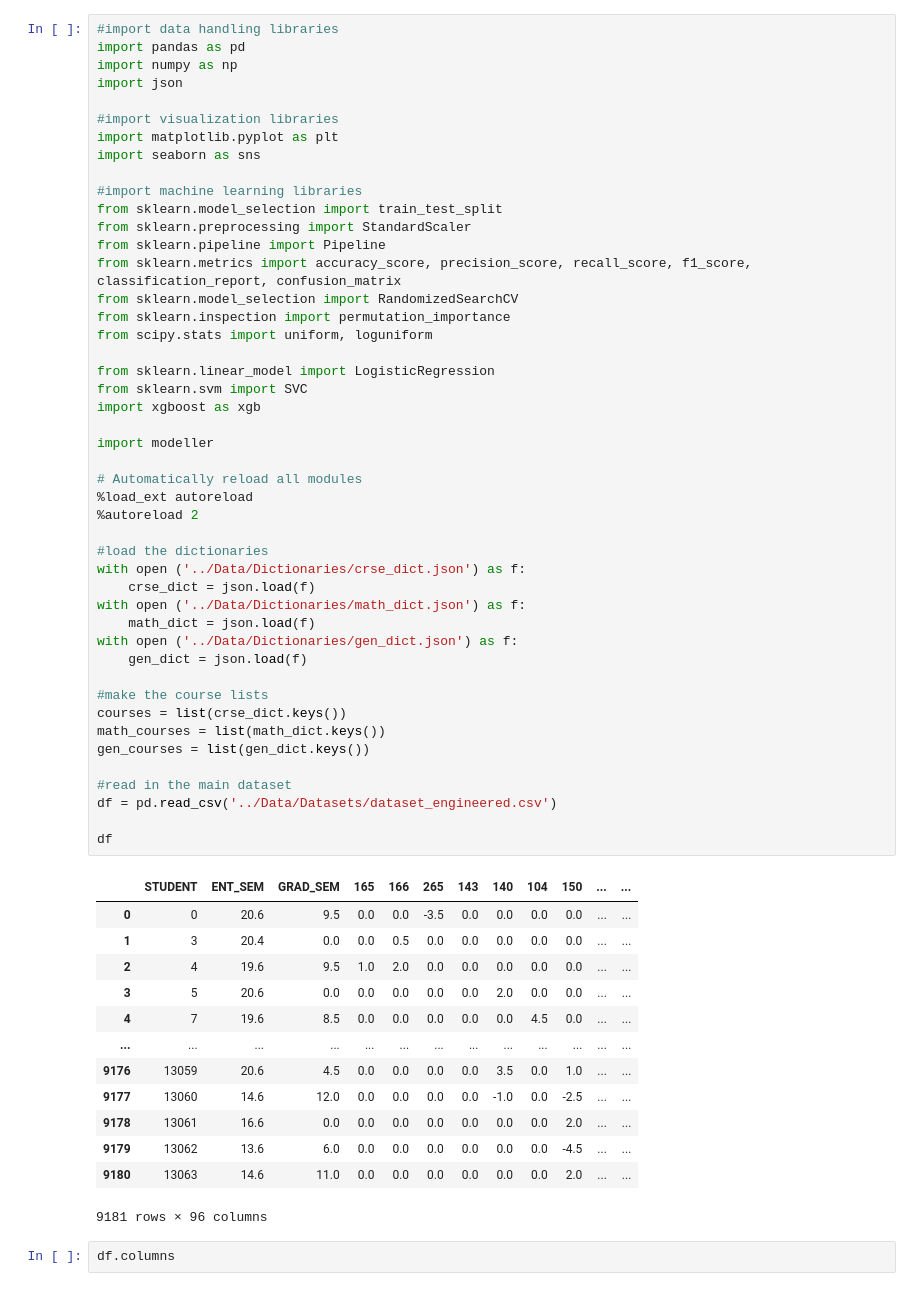
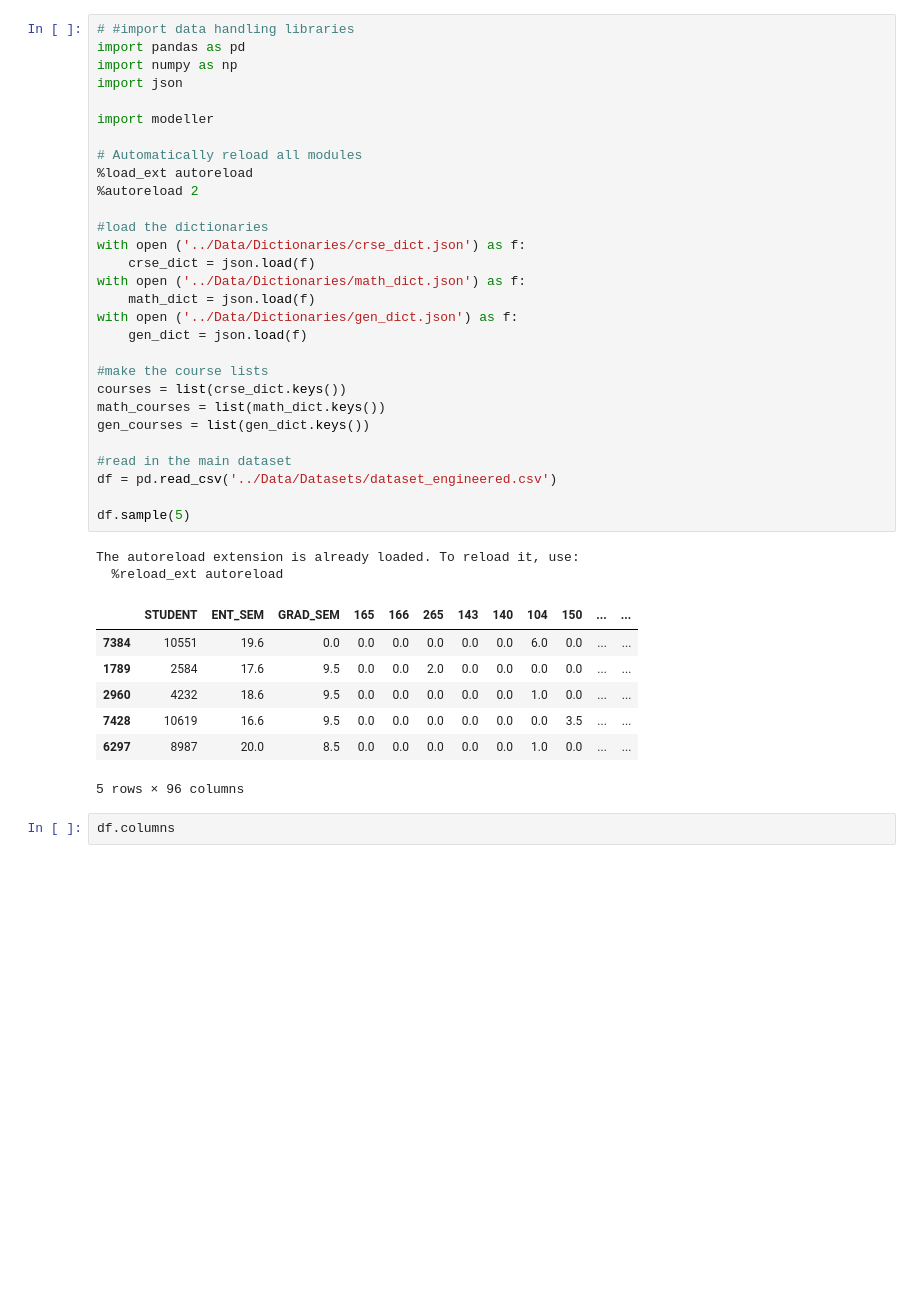
Before and after one commit to BishopsLemma/Fall-2024-Student-Success-Prediction, a Jupyter notebook: Modelling/modelling.ipynb, the cells around one changed output. Saved outputs shown, nothing was run; the diff lists cells and outputs as text; blank space fills up the shorter version.

Commit message:
Finished with modelling notebook (yayyy)

```diff
--- a/Modelling/modelling.ipynb
+++ b/Modelling/modelling.ipynb
@@ -1,63 +15,42 @@
 # %%
-#import data handling libraries
+# #import data handling libraries
 import pandas as pd
 import numpy as np
 import json
-
-#import visualization libraries
-import matplotlib.pyplot as plt
-import seaborn as sns
-
-#import machine learning libraries
-from sklearn.model_selection import train_test_split
-from sklearn.preprocessing import StandardScaler
-from sklearn.pipeline import Pipeline
-from sklearn.metrics import accuracy_score, precision_score, recall_score, f1_score, classification_report, confusion_matrix
-from sklearn.model_selection import RandomizedSearchCV
-from sklearn.inspection import permutation_importance
-from scipy.stats import uniform, loguniform
-
-from sklearn.linear_model import LogisticRegression
-from sklearn.svm import SVC
-import xgboost as xgb
 
 import modeller
 
 # Automatically reload all modules
 %load_ext autoreload
 %autoreload 2
 
 #load the dictionaries
 with open ('../Data/Dictionaries/crse_dict.json') as f:
     crse_dict = json.load(f)
 with open ('../Data/Dictionaries/math_dict.json') as f:
     math_dict = json.load(f)
 with open ('../Data/Dictionaries/gen_dict.json') as f:
     gen_dict = json.load(f)
 
 #make the course lists
 courses = list(crse_dict.keys())
 math_courses = list(math_dict.keys())
 gen_courses = list(gen_dict.keys())
 
 #read in the main dataset
 df = pd.read_csv('../Data/Datasets/dataset_engineered.csv')
 
-df
+df.sample(5)
 # %% [output]
+The autoreload extension is already loaded. To reload it, use:
+  %reload_ext autoreload
 |  | STUDENT | ENT_SEM | GRAD_SEM | 165 | 166 | 265 | 143 | 140 | 104 | 150 | ... | ... |
-| 0 | 0 | 20.6 | 9.5 | 0.0 | 0.0 | -3.5 | 0.0 | 0.0 | 0.0 | 0.0 | ... | ... |
-| 1 | 3 | 20.4 | 0.0 | 0.0 | 0.5 | 0.0 | 0.0 | 0.0 | 0.0 | 0.0 | ... | ... |
-| 2 | 4 | 19.6 | 9.5 | 1.0 | 2.0 | 0.0 | 0.0 | 0.0 | 0.0 | 0.0 | ... | ... |
-| 3 | 5 | 20.6 | 0.0 | 0.0 | 0.0 | 0.0 | 0.0 | 2.0 | 0.0 | 0.0 | ... | ... |
-| 4 | 7 | 19.6 | 8.5 | 0.0 | 0.0 | 0.0 | 0.0 | 0.0 | 4.5 | 0.0 | ... | ... |
-| ... | ... | ... | ... | ... | ... | ... | ... | ... | ... | ... | ... | ... |
-| 9176 | 13059 | 20.6 | 4.5 | 0.0 | 0.0 | 0.0 | 0.0 | 3.5 | 0.0 | 1.0 | ... | ... |
-| 9177 | 13060 | 14.6 | 12.0 | 0.0 | 0.0 | 0.0 | 0.0 | -1.0 | 0.0 | -2.5 | ... | ... |
-| 9178 | 13061 | 16.6 | 0.0 | 0.0 | 0.0 | 0.0 | 0.0 | 0.0 | 0.0 | 2.0 | ... | ... |
-| 9179 | 13062 | 13.6 | 6.0 | 0.0 | 0.0 | 0.0 | 0.0 | 0.0 | 0.0 | -4.5 | ... | ... |
-| 9180 | 13063 | 14.6 | 11.0 | 0.0 | 0.0 | 0.0 | 0.0 | 0.0 | 0.0 | 2.0 | ... | ... |
+| 7384 | 10551 | 19.6 | 0.0 | 0.0 | 0.0 | 0.0 | 0.0 | 0.0 | 6.0 | 0.0 | ... | ... |
+| 1789 | 2584 | 17.6 | 9.5 | 0.0 | 0.0 | 2.0 | 0.0 | 0.0 | 0.0 | 0.0 | ... | ... |
+| 2960 | 4232 | 18.6 | 9.5 | 0.0 | 0.0 | 0.0 | 0.0 | 0.0 | 1.0 | 0.0 | ... | ... |
+| 7428 | 10619 | 16.6 | 9.5 | 0.0 | 0.0 | 0.0 | 0.0 | 0.0 | 0.0 | 3.5 | ... | ... |
+| 6297 | 8987 | 20.0 | 8.5 | 0.0 | 0.0 | 0.0 | 0.0 | 0.0 | 1.0 | 0.0 | ... | ... |
-9181 rows × 96 columns
+5 rows × 96 columns
 # %%
 df.columns
 # %% [output]
```
Also changed, not shown: parts of 29 cells of this notebook, 24 other files.
